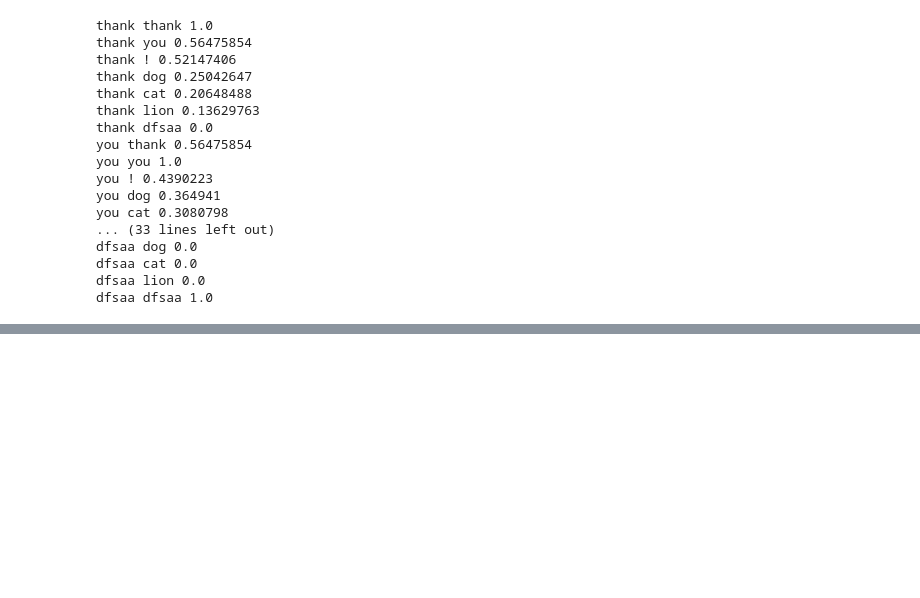
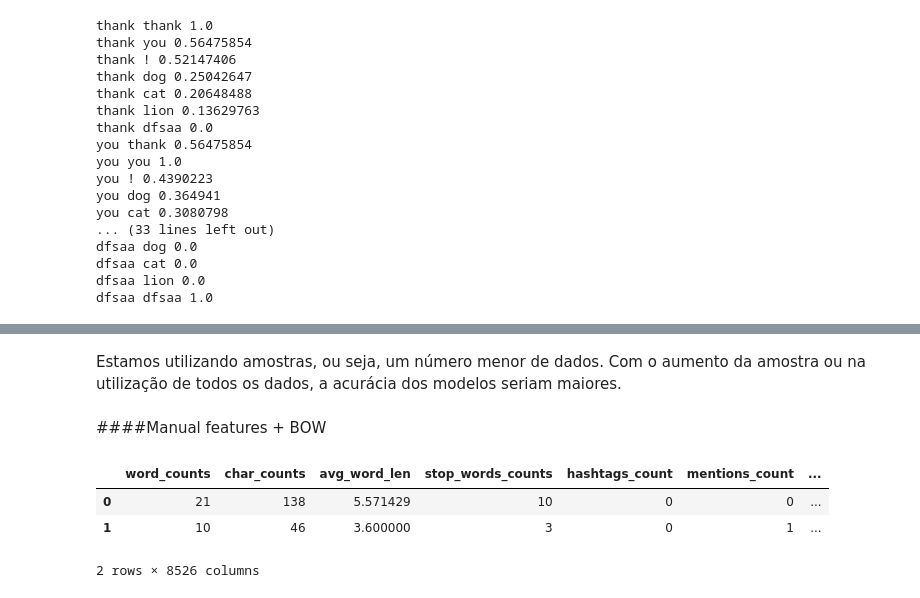
Before and after one commit to Fabiano23/NLP, a Jupyter notebook: tweeter/tweets_sentiment_classification.ipynb, the cells around one changed output, grey strips where cells are left out. Saved outputs shown, nothing was run; the diff lists cells and outputs as text; code cells hidden in the pictures; blank space fills up the shorter version.

```diff
--- a/tweeter/tweets_sentiment_classification.ipynb
+++ b/tweeter/tweets_sentiment_classification.ipynb
@@ -1048,0 +1160,12 @@ dfsaa dfsaa 1.0
+# %% [markdown]
+Estamos utilizando amostras, ou seja, um número menor de dados. Com o aumento da amostra ou na utilização de todos os dados, a acurácia dos modelos seriam maiores.
+# %% [markdown]
+####Manual features + BOW
+# %%
+X=  dfr_feat.join(dfr_bow)
+X.head(2)
+# %% [output]
+|  | word_counts | char_counts | avg_word_len | stop_words_counts | hashtags_count | mentions_count | ... |
+| 0 | 21 | 138 | 5.571429 | 10 | 0 | 0 | ... |
+| 1 | 10 | 46 | 3.600000 | 3 | 0 | 1 | ... |
+2 rows × 8526 columns
```
Also changed, not shown: parts of 34 cells of this notebook.
